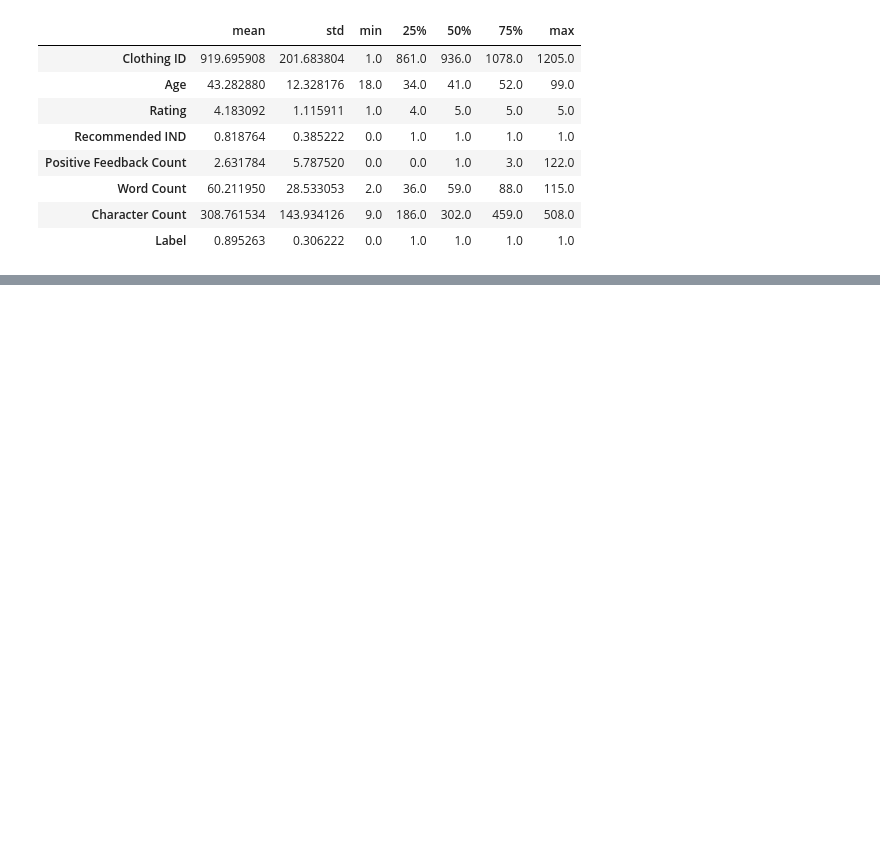
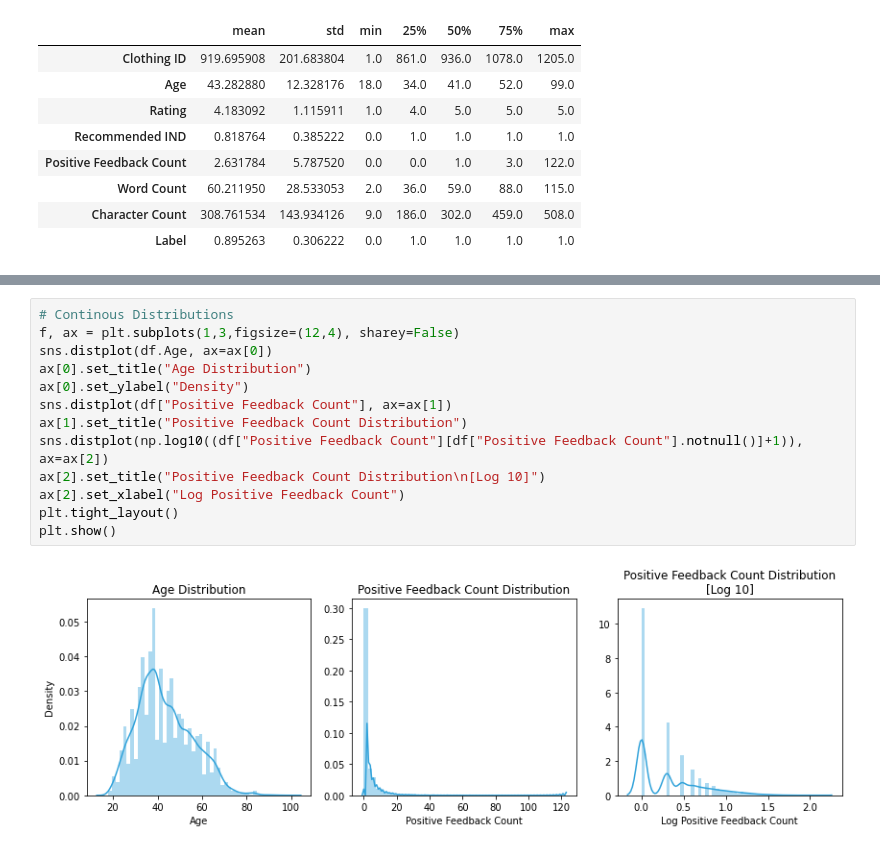
Before and after one commit to dwiwahyueffendi/Information-Retrieval, a Jupyter notebook: Source Code Information Retrieval.ipynb, the cells around one changed output, grey strips where cells are left out. Cells and saved outputs as stored; diff of their text form; blank space fills up the shorter version.

Commit message:
Age dan Feedback Count Distributons

```diff
--- a/Source Code Information Retrieval.ipynb
+++ b/Source Code Information Retrieval.ipynb
@@ -106,0 +115,15 @@ df.describe().T.drop("count",axis=1)
+# %%
+# Continous Distributions
+f, ax = plt.subplots(1,3,figsize=(12,4), sharey=False)
+sns.distplot(df.Age, ax=ax[0])
+ax[0].set_title("Age Distribution")
+ax[0].set_ylabel("Density")
+sns.distplot(df["Positive Feedback Count"], ax=ax[1])
+ax[1].set_title("Positive Feedback Count Distribution")
+sns.distplot(np.log10((df["Positive Feedback Count"][df["Positive Feedback Count"].notnull()]+1)), ax=ax[2])
+ax[2].set_title("Positive Feedback Count Distribution\n[Log 10]")
+ax[2].set_xlabel("Log Positive Feedback Count")
+plt.tight_layout()
+plt.show()
+# %% [output]
+[figure, added]
```
Also changed, not shown: parts of 1 cell of this notebook.
